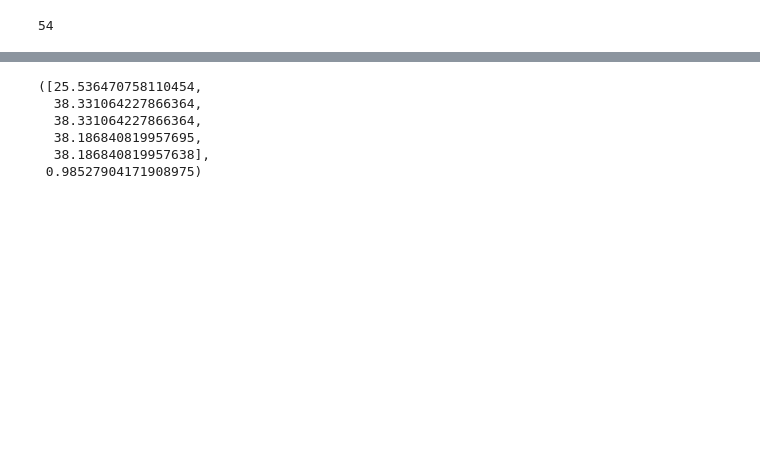
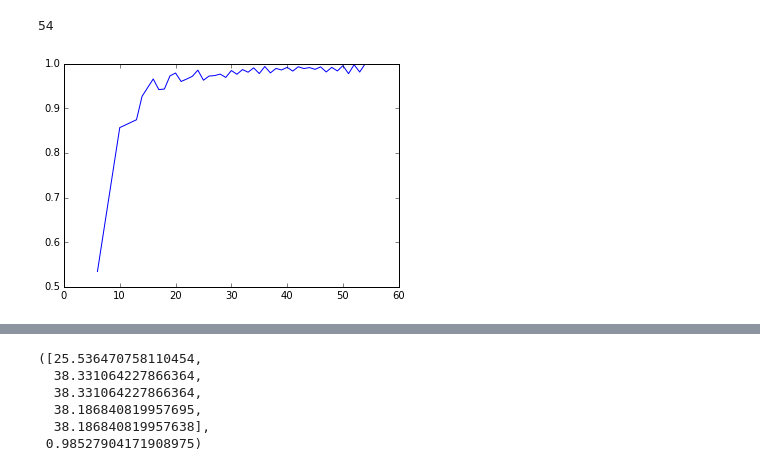
Before and after one commit to Clyde-fare/phd_notebooks, a Jupyter notebook: graphene_cycloadditions/Fragment self-similarity analysis .ipynb, the cells around one changed output, grey strips where cells are left out. Drawn from its saved outputs; the diff is of its cells as text; code cells hidden in the pictures; blank space fills up the shorter version.

```diff
--- a/graphene_cycloadditions/Fragment self-similarity analysis .ipynb
+++ b/graphene_cycloadditions/Fragment self-similarity analysis .ipynb
@@ -198,6 +363,7 @@ frags1, frags2 = tee(g.gen_fragments())
 chunk_it=batch(frags1, 2000)
 central_pair = set([11,12])
 central_triads = [{11,12,1}, {11,12,4}, {11,12,10}, {11,12,13}]
+
 
 #def mod_pairs(frag):
 #    return get_atoms_stability(frag, set_atoms=central_pair, master=g.master)
@@ -243,7 +409,9 @@ def accuracy(pair_e):
 best = [[(0,((0,),((0,))))] for k in range(1,master_no_atoms+1)]
 worst = [[(1,((0,),((0,))))] for k in range(1,master_no_atoms+1)]
 
+n_frags=0
 for pair_e, frag in izip(pair_es, frags2):
+    n_frags+=1
     ac = accuracy(pair_e)
     no_c = len(frozenset(unwind(frag)))
 
@@ -265,0 +469,6 @@ len([n for n in mol.numbers if n != 1])
+# %%
+best_frag_score, frag_size = zip(*[(b[0][0],i) for i,b in enumerate(best) if b[0][0]])
+plot(frag_size, best_frag_score)
+show()
+# %% [output]
+[figure, added]
```
Also changed, not shown: parts of 45 cells of this notebook, 13 other files.
